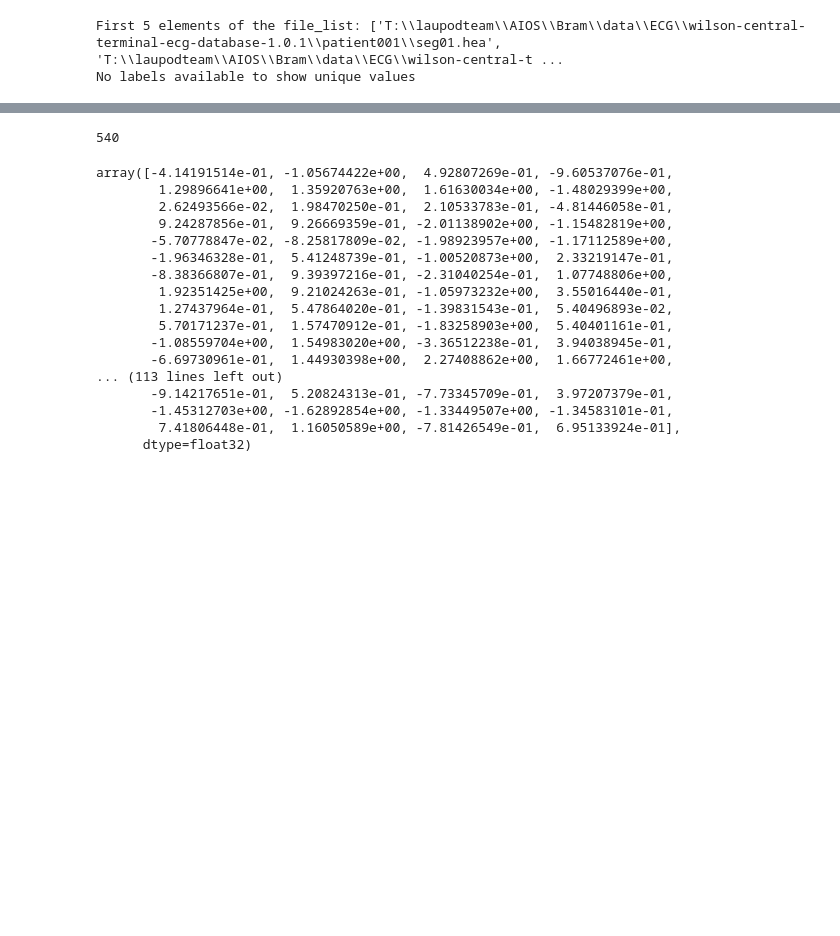
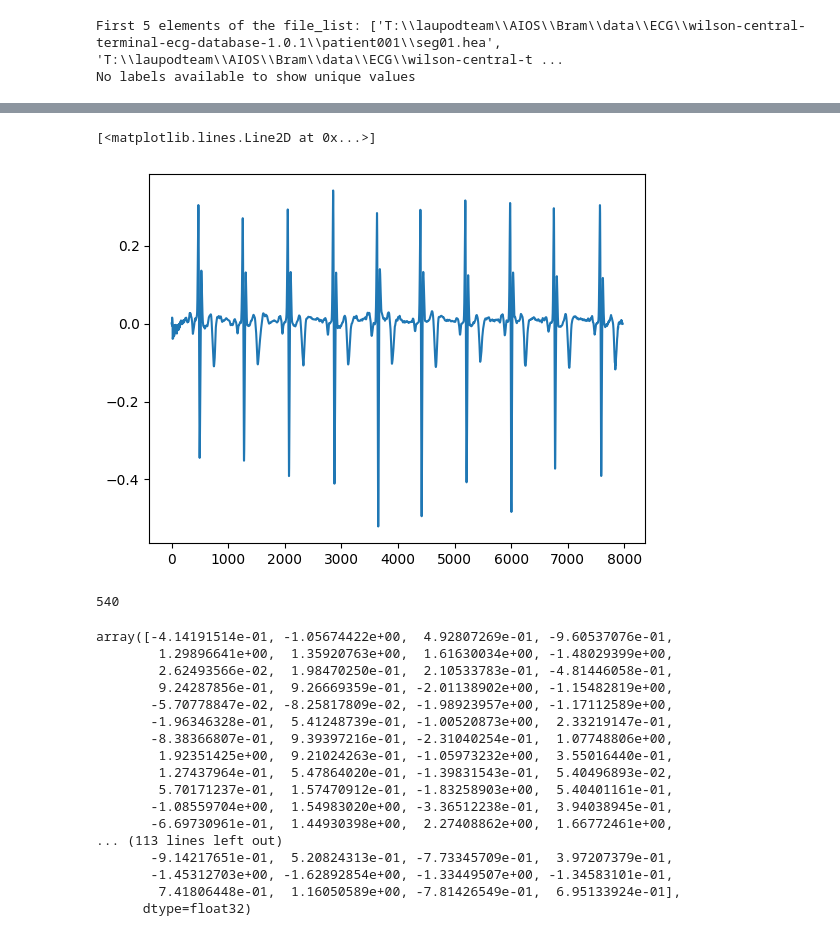
Before and after one commit to bramiozo/TimEx, a Jupyter notebook: sandbox/ECG_Hubert.ipynb, the cells around one changed output, grey strips where cells are left out. Saved outputs shown, nothing was run; the diff lists cells and outputs as text; code cells hidden in the pictures; blank space fills up the shorter version.

```diff
--- a/sandbox/ECG_Hubert.ipynb
+++ b/sandbox/ECG_Hubert.ipynb
@@ -60,3 +79,8 @@ HubertECG = AutoModel.from_pretrained("Edoardo-BS/hubert-ecg-small", trust_remot
+# %%
+plt.plot(s[0,:])
+# %% [output]
+[<matplotlib.lines.Line2D at 0x...>]
+[figure, added]
 # %%
 # use the DataLoader to extract the ECG signals
 HubertECG.eval()  # Set the model to evaluation mode
```
Also changed, not shown: parts of 6 cells of this notebook.
